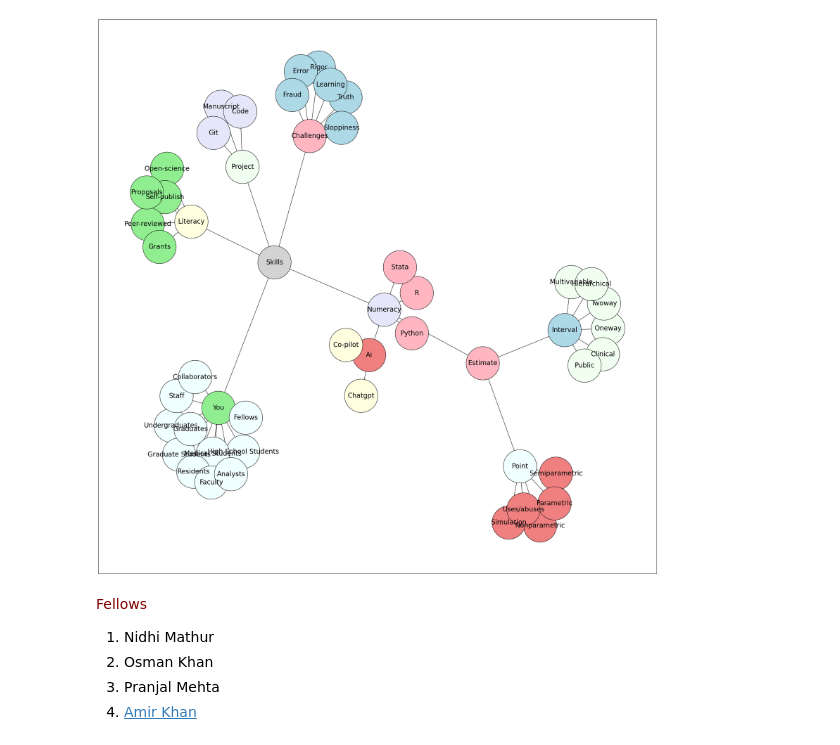
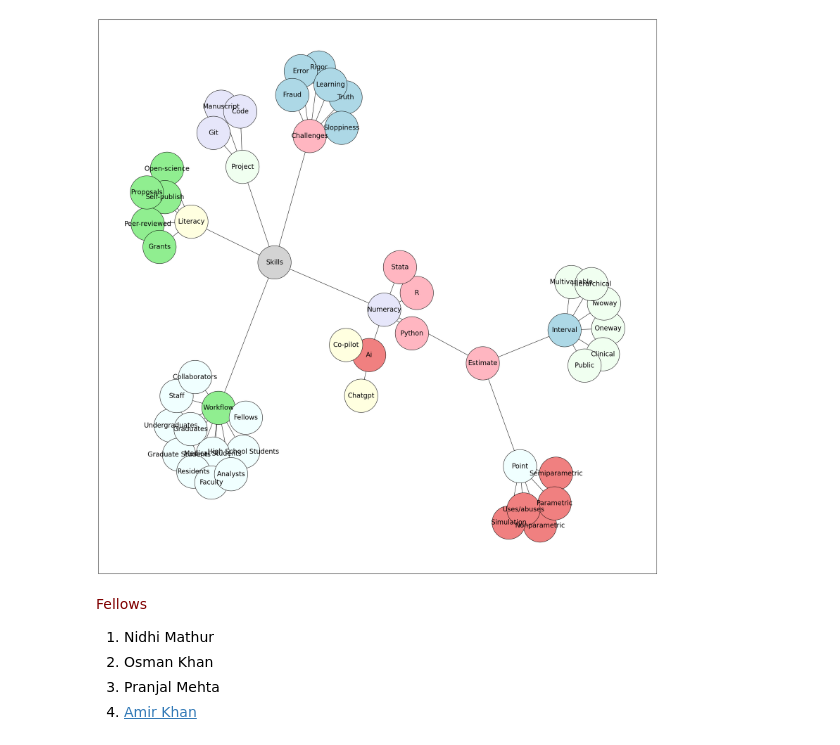
Before and after one commit to jhutrc/beta, a Jupyter notebook: _sources/act_0/act_0_0/act_0_0_5/act_0_0_5_1.ipynb, the cells around one changed output. Drawn from its saved outputs; the diff is of its cells as text; code cells hidden in the pictures.

```diff
--- a/_sources/act_0/act_0_0/act_0_0_5/act_0_0_5_1.ipynb
+++ b/_sources/act_0/act_0_0/act_0_0_5/act_0_0_5_1.ipynb
@@ -7,7 +7,7 @@ seed = 5
 
 # Directory structure
 structure = {
-    "Skills": ["Literacy", "Project", "Numeracy", "You", "Challenges"],
+    "Skills": ["Literacy", "Project", "Numeracy", "Workflow", "Challenges"],
     "Estimate": ["Interval", "R01", "K24", "U01"],
     "Literacy": ["Open-Science", "Self-Publish", "Peer-Reviewed", "Grants", "Proposals"],
     "Numeracy": ["Python", "AI", "R", "Stata", "Estimate"],
@@ -16,7 +16,7 @@ structure = {
     "Point": ["Nonparametric", "Semiparametric", "Parametric", "Simulation", "Uses/Abuses"],
     "Estimate": ["Point", "Interval"],
     "Interval": ["Oneway", "Twoway", "Multivariable", "Hierarchical", "Clinical", "Public"],
-    "You": ["High School Students", "Undergraduates", "Graduate Students", "Medical Students", "Residents", "Fellows", "Faculty", "Analysts", "Staff", "Collaborators", "Graduates"],
+    "Workflow": ["High School Students", "Undergraduates", "Graduate Students", "Medical Students", "Residents", "Fellows", "Faculty", "Analysts", "Staff", "Collaborators", "Graduates"],
     "Challenges": ["Truth", "Rigor", "Error", "Sloppiness", "Fraud", "Learning"],
 }
 
@@ -43,34 +43,34 @@ for i, (parent, children) in enumerate(structure.items()):
     parent_name = capitalize_name(parent.replace("_", " "))
     G.add_node(parent_name)
 
     # Set the color for Skills
     if parent_name == "Skills":
         node_colors[parent_name] = 'lightgray'
     else:
         node_colors[parent_name] = child_colors[i % len(child_colors)]
 
     for child in children:
         child_name = capitalize_name(child.replace("_", " "))
         G.add_edge(parent_name, child_name)
         if child_name in light_blue_nodes:
             node_colors[child_name] = 'lightblue'
         else:
             node_colors[child_name] = child_colors[(i + 6) % len(child_colors)]  # You can customize the logic here to assign colors
 
 
 colors = [node_colors[node] for node in G.nodes()]
 
 # Set figure size
 plt.figure(figsize=(30, 30))
 
 # Draw the graph
 pos = nx.spring_layout(G, scale=30, seed=seed)
 nx.draw_networkx_nodes(G, pos, node_size=10000, node_color=colors, edgecolors='black')  # Boundary color set here
 nx.draw_networkx_edges(G, pos)
 nx.draw_networkx_labels(G, pos, font_size=20)
 plt.show()
 # %% [output]
-[figure, old version]
+[figure, new version]
 # %% [markdown]
 <span style="color: maroon;">Fellows</span>
 
```
Also changed, not shown: 24 other files.
